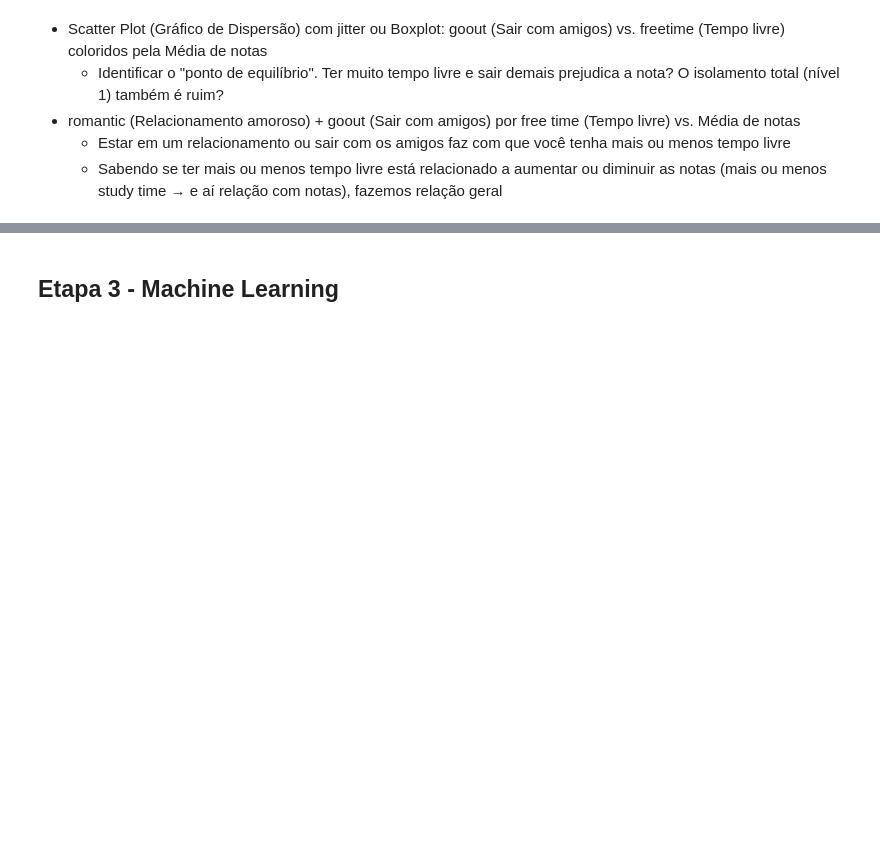
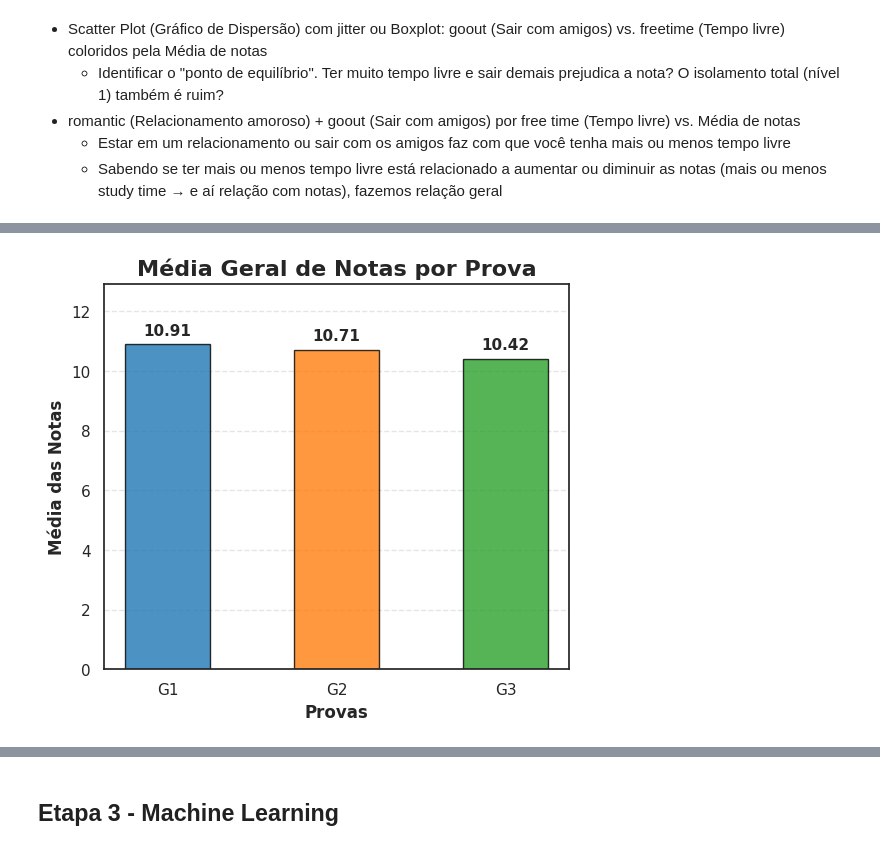
Before and after one commit to felipekenjidev/performance-estudantes, a Jupyter notebook: miniprojetods_performance_estudantes.ipynb, the cells around one changed output, grey strips where cells are left out. Cells and saved outputs as stored; diff of their text form; code cells hidden in the pictures; blank space fills up the shorter version.

Commit message:
Análise de Distribuição e Evolução das Notas

```diff
--- a/miniprojetods_performance_estudantes.ipynb
+++ b/miniprojetods_performance_estudantes.ipynb
@@ -487,0 +492,29 @@ Fatores diretos (baseado em ranking de correlações com nota): failures, goout,
+# %%
+# Importar Biblioteca de Python
+import matplotlib.pyplot as plt
+
+# Calcular as Médias das Notas de Cada Prova
+medias = df_encoded[['G1', 'G2', 'G3']].mean()
+cores = ['#1f77b4', '#ff7f0e', '#2ca02c']
+
+# Exibir Gráfico de Barras
+plt.figure(figsize=(6, 5))
+plt.bar(medias.index, medias.values, color=cores, width=0.5, edgecolor='black', alpha=0.8)
+
+plt.title('Média Geral de Notas por Prova', fontsize=16, fontweight='bold')
+plt.xlabel('Provas', fontsize=12, fontweight='bold')
+plt.ylabel('Média das Notas', fontsize=12, fontweight='bold')
+
+for i, valor in enumerate(medias.values):
+  plt.text(i, valor + 0.2, f'{valor:.2f}', ha='center', va='bottom', fontsize=11, fontweight='bold')
+
+# Dar um pequeno espaço no topo do gráfico para o texto não cortar
+plt.ylim(0, medias.max() + 2)
+
+# Adicionar linhas de grade apenas no eixo Y
+plt.grid(axis='y', linestyle='--', alpha=0.5)
+
+# Exibir o resultado
+plt.show()
+# %% [output]
+[figure, added]
```
Also changed, not shown: parts of 8 cells of this notebook.
